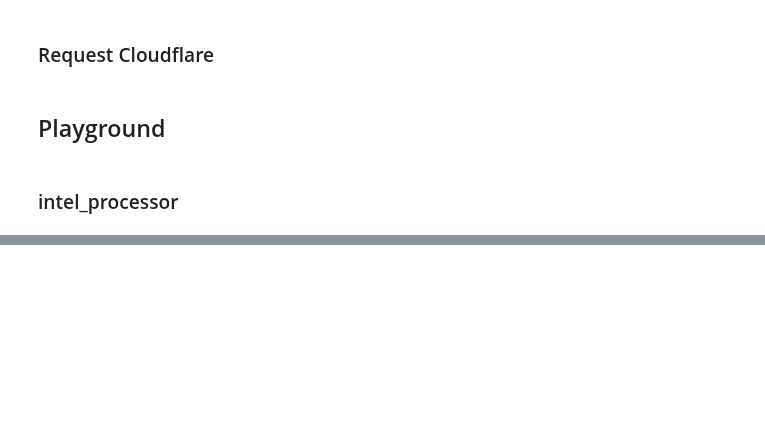
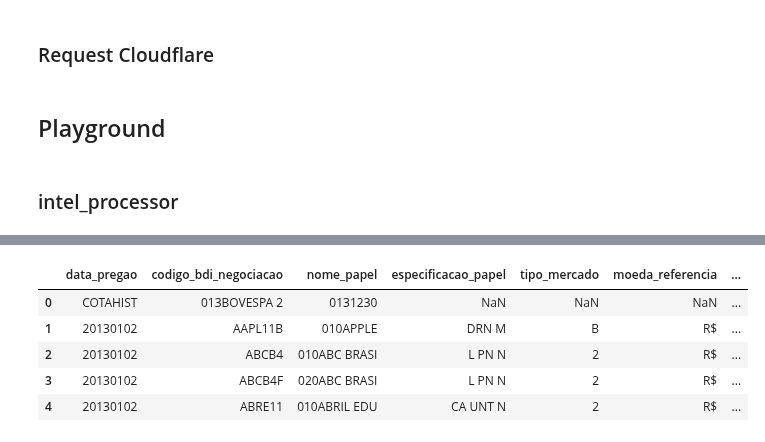
Before and after one commit to faustostangler/FLY_OLD, a Jupyter notebook: playground.ipynb, the cells around one changed output, grey strips where cells are left out. Cells and saved outputs as stored; diff of their text form; code cells hidden in the pictures; blank space fills up the shorter version.

```diff
--- a/playground.ipynb
+++ b/playground.ipynb
@@ -533,0 +539,67 @@ Empresa: 515. TELEMAR NORTE LESTE SA - 4609 linhas
+# %%
+import pandas as pd
+
+# Caminho local para o arquivo (ajuste conforme necessário)
+file_path = "D:/Fausto Stangler/Documentos/Python/FLY/backend/data/COTAHIST_A2013.TXT"
+
+# Definição das colunas fixas de acordo com o layout padrão da B3
+colspecs = [
+    (2, 10),   # data_pregao
+    (12, 24),  # codigo_bdi_negociacao
+    (24, 36),  # nome_papel
+    (36, 48),  # especificacao_papel
+    (48, 51),  # tipo_mercado
+    (51, 54),  # moeda_referencia
+    (56, 69),  # preco_abertura
+    (69, 82),  # preco_maximo
+    (82, 95),  # preco_minimo
+    (95, 108), # preco_medio
+    (108, 121),# preco_fechamento
+    (121, 134),# preco_melhor
+    (134, 147),# preco_ultima
+    (152, 170),# volume_total
+]
+
+# Nomes das colunas
+col_names = [
+    "data_pregao",
+    "codigo_bdi_negociacao",
+    "nome_papel",
+    "especificacao_papel",
+    "tipo_mercado",
+    "moeda_referencia",
+    "preco_abertura",
+    "preco_maximo",
+    "preco_minimo",
+    "preco_medio",
+    "preco_fechamento",
+    "preco_melhor",
+    "preco_ultima",
+    "volume_total"
+]
+
+# Leitura do arquivo
+df = pd.read_fwf(file_path, colspecs=colspecs, names=col_names, encoding="latin1")
+
+# Limpar entradas inválidas (linha de header/trailer que não contém código numérico)
+df = df[df['codigo_bdi_negociacao'].str.contains(r'\d', na=False)]
+
+# # Conversão dos campos monetários
+# preco_cols = [c for c in df.columns if "preco_" in c]
+# df[preco_cols] = df[preco_cols].apply(lambda x: x.astype(str).str.zfill(13).astype(float) / 100)
+
+# # Conversão de volume para inteiro
+# df["volume_total"] = df["volume_total"].astype(str).str.zfill(18).astype(int)
+
+# # Conversão de data
+# df["data_pregao"] = pd.to_datetime(df["data_pregao"], format="%Y%m%d")
+
+# Exibir primeiras linhas
+df.head()
+# %% [output]
+|  | data_pregao | codigo_bdi_negociacao | nome_papel | especificacao_papel | tipo_mercado | moeda_referencia | ... |
+| 0 | COTAHIST | 013BOVESPA 2 | 0131230 | NaN | NaN | NaN | ... |
+| 1 | 20130102 | AAPL11B | 010APPLE | DRN M | B | R$ | ... |
+| 2 | 20130102 | ABCB4 | 010ABC BRASI | L PN N | 2 | R$ | ... |
+| 3 | 20130102 | ABCB4F | 020ABC BRASI | L PN N | 2 | R$ | ... |
+| 4 | 20130102 | ABRE11 | 010ABRIL EDU | CA UNT N | 2 | R$ | ... |
```
Also changed, not shown: parts of 20 cells of this notebook, 8 other files.
